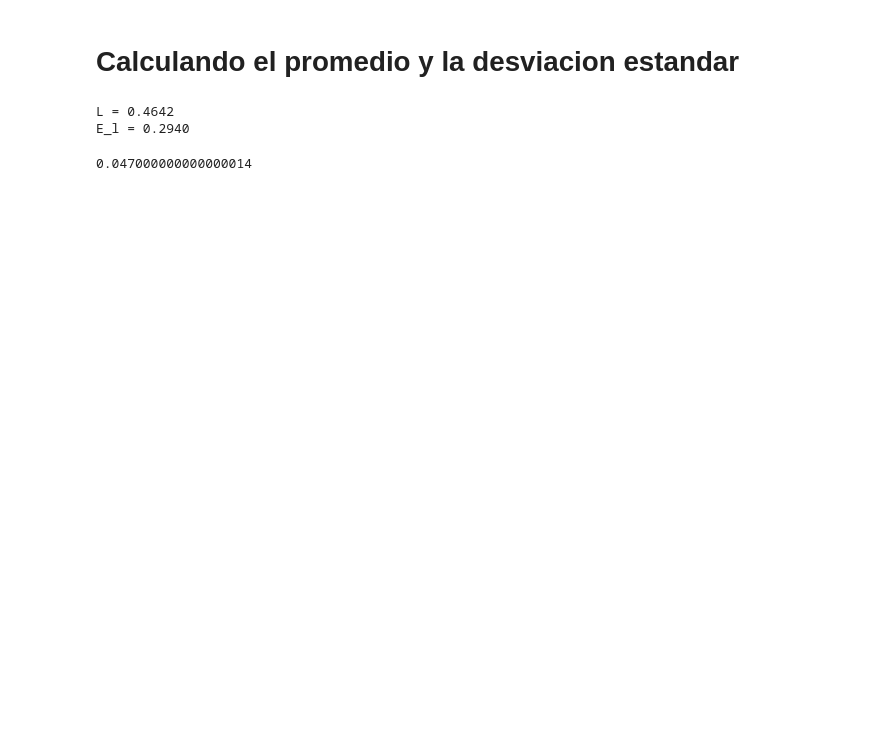
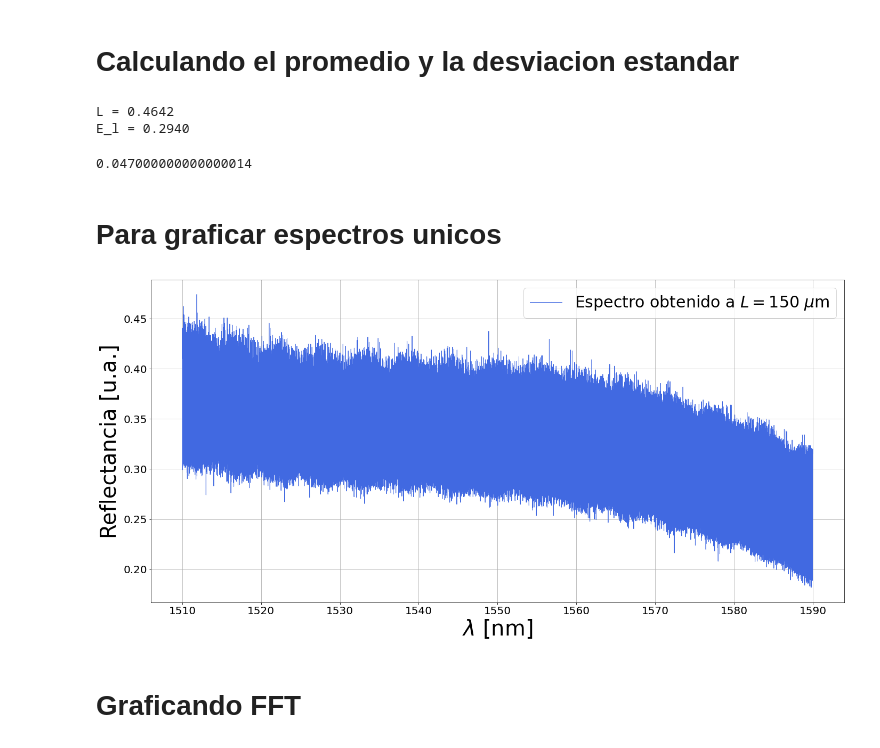
Before and after one commit to AlejandroGoper/Codigos_Tesis, a Jupyter notebook: Mediciones/08-10-2021/utilidades.ipynb, the cells around one changed output. Cells and saved outputs as stored; diff of their text form; code cells hidden in the pictures; blank space fills up the shorter version.

```diff
--- a/Mediciones/08-10-2021/utilidades.ipynb
+++ b/Mediciones/08-10-2021/utilidades.ipynb
@@ -111,3 +244,62 @@ E_l = 0.2940
 print(y[5]-y[4])
 # %% [output]
 0.047000000000000014
+# %% [markdown]
+# Para graficar espectros unicos
+# %%
+path = "../23-03-2022/Prueba de control/Referencia.dat"
+data = np.loadtxt(path, skiprows=58)
+lambda_, dBm_ref = data[:, 0], data[:, 1]
+
+path = "../23-03-2022/Prueba de control/Espectro(1).dat"
+data = np.loadtxt(path, skiprows=58)
+lambda_, dBm_m = data[:, 0], data[:, 1]
+
+r_dB = dBm_m - dBm_ref
+
+r = (10**(0.1*r_dB))/25
+# %%
+"""
+==============================================================================
+Graficando resultados
+==============================================================================
+"""
+
+# Creando figura
+fig, ax = plt.subplots(figsize=(20, 10))
+# Pone lo mas juntas las graficas posibles
+fig.set_tight_layout(True)
+# Para que no se empalmen los titulos en los ejes
+fig.subplots_adjust(wspace=1.2)
+
+# Cambiando el tamano de la fuente en todos los ejes
+plt.rcParams.update({'font.size': 20})
+
+# Graficando el espectro optico inicial
+ax = plt.subplot(1, 1, 1)
+
+# Titulo del grafico
+ax.set_title(
+    label=r"", fontsize=40)
+
+
+#graph_data = ax.scatter(delta_x, delta_y, s=400,
+#                        marker=".", c="navy", label="Mediciones")
+
+graph_fit = ax.plot(lambda_, r, c="royalblue",
+                    linewidth=1, label=r"Espectro obtenido a $L=150$ $\mu$m")
+
+ax.set_xlabel(r"$\lambda$ [nm]", fontsize=40)
+ax.set_ylabel("Reflectancia [u.a.]", fontsize=40)
+ax.grid()
+#ax.set_xticks(np.arange(0, 1.1, 0.1))
+#ax.set_ylim([0, 1300])
+ax.legend(loc="best", fontsize=30)
+#plt.savefig(path + filename[0:-4]+".png")
+path="/home/alejandro_goper/Documentos/Universidad de Guanajuato/Tesis_de_Licenciatura/Escritura/Imagenes/Parte_3/"
+plt.savefig(path + "Prueba_inicial_pt3.png")
+plt.show()
+# %% [output]
+[figure, added]
+# %% [markdown]
+# Graficando FFT
```
Also changed, not shown: parts of 27 cells of this notebook, 12 other files.
